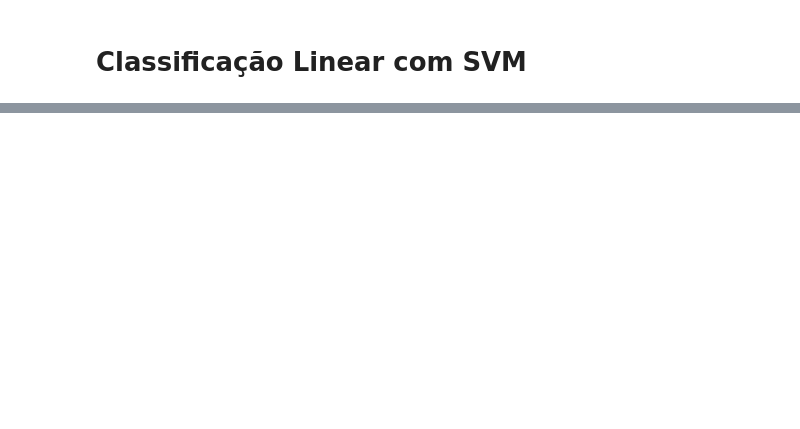
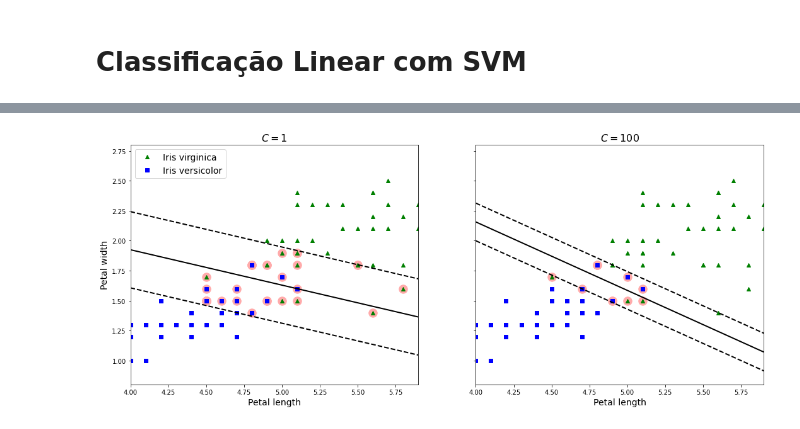
Before and after one commit to EddyGiusepe/Machine_Learning, a Jupyter notebook: 4_ML_Support_Vector_Machines.ipynb, the cells around one changed output, grey strips where cells are left out. Saved outputs shown, nothing was run; the diff lists cells and outputs as text; code cells hidden in the pictures; blank space fills up the shorter version.

```diff
--- a/4_ML_Support_Vector_Machines.ipynb
+++ b/4_ML_Support_Vector_Machines.ipynb
@@ -25,0 +85,57 @@ Enquanto os modelos de Regressão Linear se basean na ideia de MINIMIZAR o núme
+# %%
+# extrair as fronteiras de decisão (desnormalizadas)
+b1 = svm_clf1.decision_function([-scaler.mean_ / scaler.scale_])
+b2 = svm_clf2.decision_function([-scaler.mean_ / scaler.scale_])
+w1 = svm_clf1.coef_[0] / scaler.scale_
+w2 = svm_clf2.coef_[0] / scaler.scale_
+
+svm_clf1.intercept_ = np.array([b1])
+svm_clf2.intercept_ = np.array([b2])
+svm_clf1.coef_ = np.array([w1])
+svm_clf2.coef_ = np.array([w2])
+
+# Calcular vetores de suporte
+t = y * 2 - 1
+support_vectors_idx1 = (t * (X.dot(w1) + b1) < 1).ravel()
+support_vectors_idx2 = (t * (X.dot(w2) + b2) < 1).ravel()
+svm_clf1.support_vectors_ = X[support_vectors_idx1]
+svm_clf2.support_vectors_ = X[support_vectors_idx2]
+# %%
+# Visualizar fronteiras de Decisão
+def plot_svc_decision_boundary(svm_clf, xmin, xmax):
+    w = svm_clf.coef_[0]
+    b = svm_clf.intercept_[0]
+    x0 = np.linspace(xmin, xmax, 200)
+    decision_boundary = -w[0]/w[1] * x0 - b/w[1]
+    margin = 1/w[1]
+    gutter_up = decision_boundary + margin
+    gutter_down = decision_boundary - margin
+    svs = svm_clf.support_vectors_
+    plt.scatter(svs[:, 0], svs[:, 1], s=180, facecolors='#FFAAAA')
+    plt.plot(x0, decision_boundary, "k-", linewidth=2)
+    plt.plot(x0, gutter_up, "k--", linewidth=2)
+    plt.plot(x0, gutter_down, "k--", linewidth=2)
+
+fig, axes = plt.subplots(ncols=2, figsize=(18,7), sharey=True)
+
+plt.sca(axes[0])
+plt.plot(X[:, 0][y==1], X[:, 1][y==1], "g^", label="Iris virginica")
+plt.plot(X[:, 0][y==0], X[:, 1][y==0], "bs", label="Iris versicolor")
+plot_svc_decision_boundary(svm_clf1, 4, 5.9)
+plt.xlabel("Petal length", fontsize=14)
+plt.ylabel("Petal width", fontsize=14)
+plt.legend(loc="upper left", fontsize=14)
+plt.title("$C = {}$".format(svm_clf1.C), fontsize=16)
+plt.axis([4, 5.9, 0.8, 2.8])
+
+plt.sca(axes[1])
+plt.plot(X[:, 0][y==1], X[:, 1][y==1], "g^")
+plt.plot(X[:, 0][y==0], X[:, 1][y==0], "bs")
+plot_svc_decision_boundary(svm_clf2, 4, 5.99)
+plt.xlabel("Petal length", fontsize=14)
+plt.title("$C = {}$".format(svm_clf2.C), fontsize=16)
+plt.axis([4, 5.9, 0.8, 2.8])
+
+plt.show()
+# %% [output]
+[figure, added]
```
Also changed, not shown: parts of 4 cells of this notebook.
